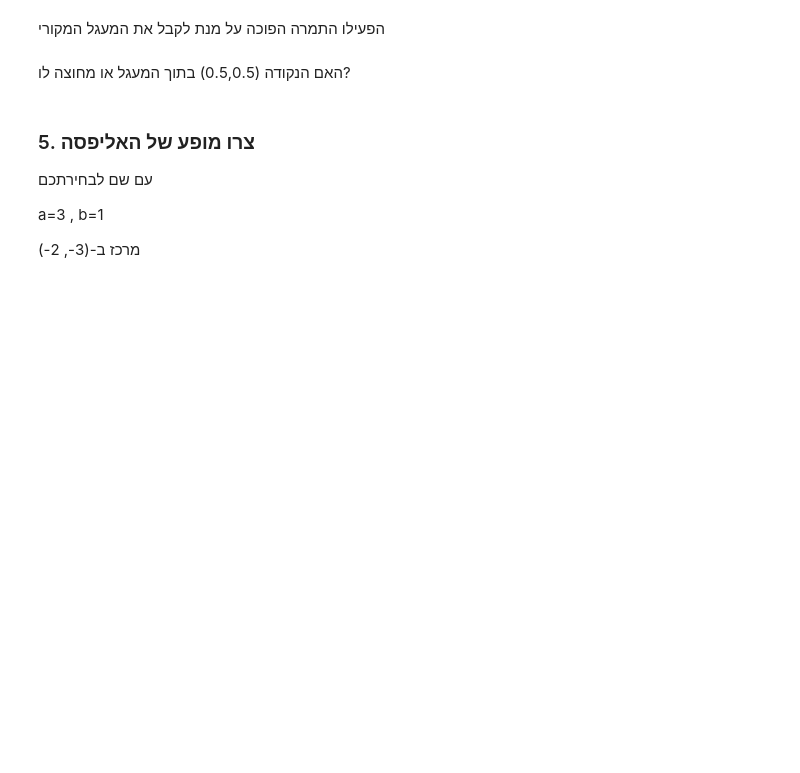
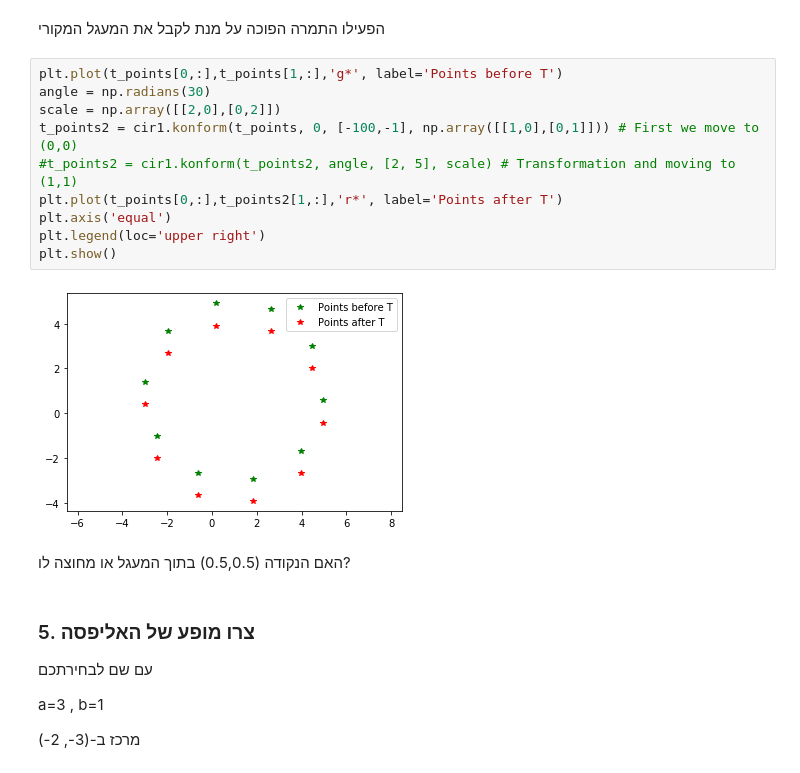
Before and after one commit to WOKNz/Photogrametry-LAB2, a Jupyter notebook: Lab 2-ObjectOriented_PerspectiveTransformation.ipynb, the cells around one changed output. Saved outputs shown, nothing was run; the diff lists cells and outputs as text; blank space fills up the shorter version.

```diff
--- a/Lab 2-ObjectOriented_PerspectiveTransformation.ipynb
+++ b/Lab 2-ObjectOriented_PerspectiveTransformation.ipynb
@@ -401,5 +431,17 @@ print(cir1.__area())
 # %% [markdown]
 הפעילו התמרה הפוכה על מנת לקבל את המעגל המקורי
+# %%
+plt.plot(t_points[0,:],t_points[1,:],'g*', label='Points before T')
+angle = np.radians(30)
+scale = np.array([[2,0],[0,2]])
+t_points2 = cir1.konform(t_points, 0, [-100,-1], np.array([[1,0],[0,1]])) # First we move to (0,0)
+#t_points2 = cir1.konform(t_points2, angle, [2, 5], scale) # Transformation and moving to (1,1)
+plt.plot(t_points[0,:],t_points2[1,:],'r*', label='Points after T')
+plt.axis('equal')
+plt.legend(loc='upper right')
+plt.show()
+# %% [output]
+[figure, added]
 # %% [markdown]
 האם הנקודה (0.5,0.5) בתוך המעגל או מחוצה לו?
 # %% [markdown]
```
Also changed, not shown: parts of 9 cells of this notebook.
